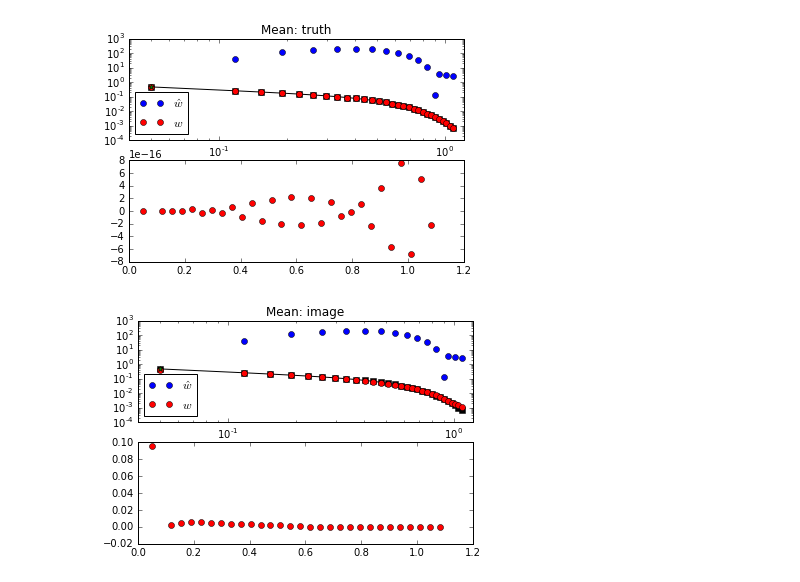
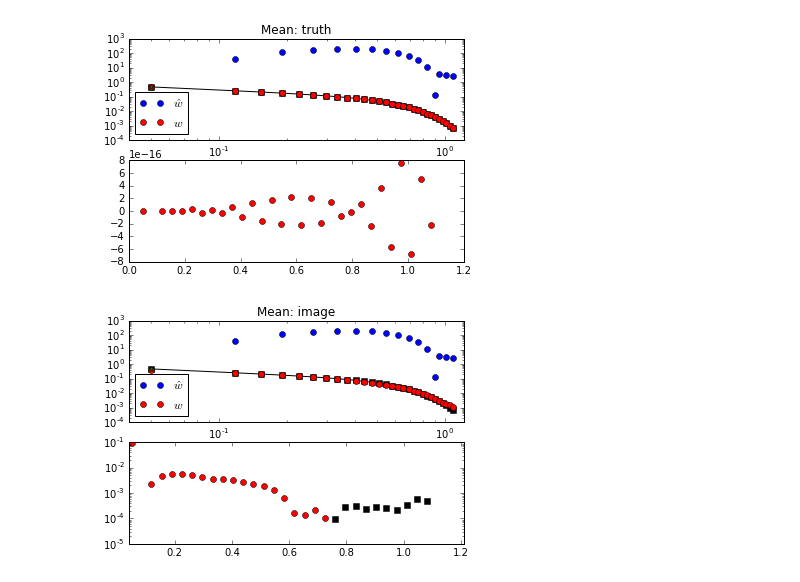
Before and after one commit to tripathi/D3SB, a Jupyter notebook: analyticd3sb.ipynb, the cells around one changed output. Drawn from its saved outputs; the diff is of its cells as text; code cells hidden in the pictures.

Commit message:
Plot mean image residuals nicer

```diff
--- a/analyticd3sb.ipynb
+++ b/analyticd3sb.ipynb
@@ -415,25 +415,30 @@ plt.savefig("hyperparamopt_meantruth.png")
 # %%
 import d3sbfxns as f
 synthimg = 'DATA/fullA.image.fits'
 rsb, sb, beaminfo = f.sbdata(synthimg, PA, incl, offx, offy)
 sbbin, sigmabin = f.sbmeanbin(rin, b, rsb, sb)
 wtilde = calcwtilde(opt.x[0], opt.x[1], sbbin)
 plt.subplot(211)
 plt.plot(cb, nominal_SB, 'ks')
 plt.plot(cb, nominal_SB, '-k')
 plt.plot(cb, result, 'bo', label=r"$\hat{w}$")
 plt.plot(cb, wtilde, 'ro', label=r"${w}~w/GP$")
 plt.plot(cb[0],[.47],'*g')
 ax = plt.gca()
 plt.xlim(.4*b[0], 1.1*b[-1])
 ax.set_xscale('log')
 ax.set_yscale('log')
 plt.legend(loc="lower left")
 plt.title('Mean: image')
 
 #Plot residuals
 plt.subplot(212)
-plt.plot(cb, nominal_SB-wtilde, 'ro')
+plt.plot(cb, (nominal_SB-wtilde), 'ro')
+q = wtilde[nominal_SB<wtilde]
+plt.plot(cb[nominal_SB<wtilde],np.fabs(nominal_SB[nominal_SB<wtilde]-q),'ks')
+ax = plt.gca()
+plt.xlim(.4*b[0], 1.1*b[-1])
+ax.set_yscale('log')
 plt.savefig("hyperparamopt_meanimage.png")
 # %% [output]
-[figure, old version]
+[figure, new version]
```
